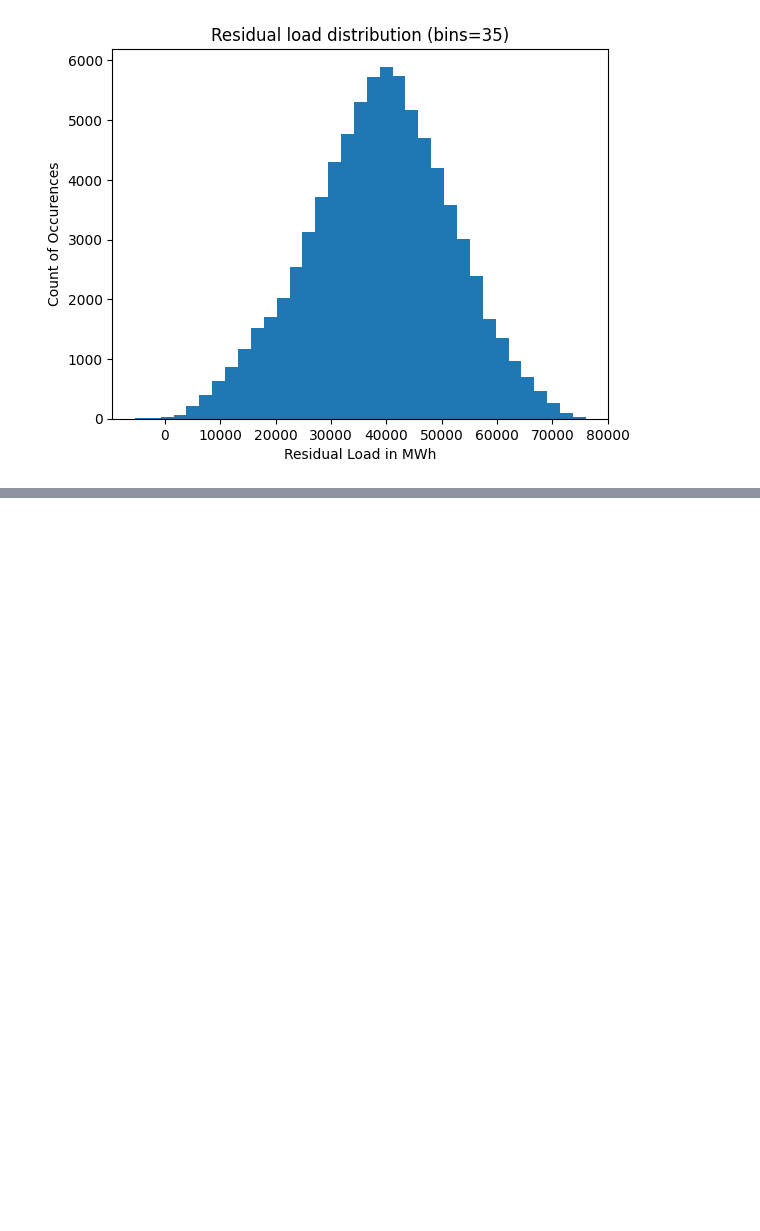
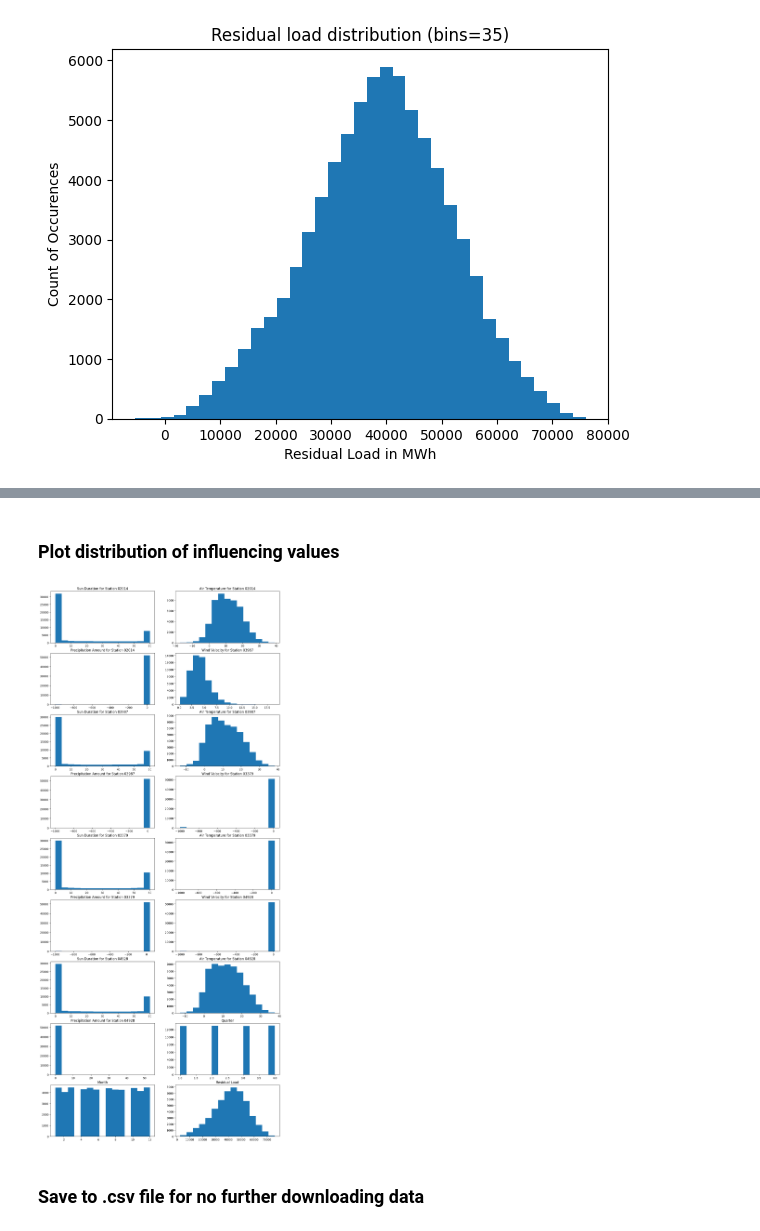
Before and after one commit to maxlautenbach/data-quadrat, a Jupyter notebook: data_collection.ipynb, the cells around one changed output, grey strips where cells are left out. Drawn from its saved outputs; the diff is of its cells as text; code cells hidden in the pictures; blank space fills up the shorter version.

```diff
--- a/data_collection.ipynb
+++ b/data_collection.ipynb
@@ -106,2 +130,30 @@ X_test, X_train, y_test, y_train = train_test_split(residual_load_dataset.drop(c
+# %% [markdown]
+### Plot distribution of influencing values
+# %%
+from tqdm import tqdm
+
+# create all combinations of considered columns
+#combinations = itertools.combinations(features, 2)
+
+# create a figure and specify its size
+fig = plt.figure(figsize=(15,40))
+
+# go through all combinations and create one plot for each
+figure_index = 1
+for column in residual_load_dataset.columns[1:]:
+    # add a sub plot to the figure
+    axs = fig.add_subplot(10,2,figure_index)
+    axs.hist(residual_load_dataset[column], bins=15)
+    axs.set_title(column)
+    # increase the figure index (otherwise all plots are drawn in the first subplot)
+    figure_index+=1
+
+
+# show the plot
+plt.show()
+# %% [output]
+[figure, added]
+# %% [markdown]
+### Save to .csv file for no further downloading data
 # %%
 residual_load_dataset.to_csv("Residual Load Dataset.csv")
```
Also changed, not shown: parts of 13 cells of this notebook, 43 other files.
